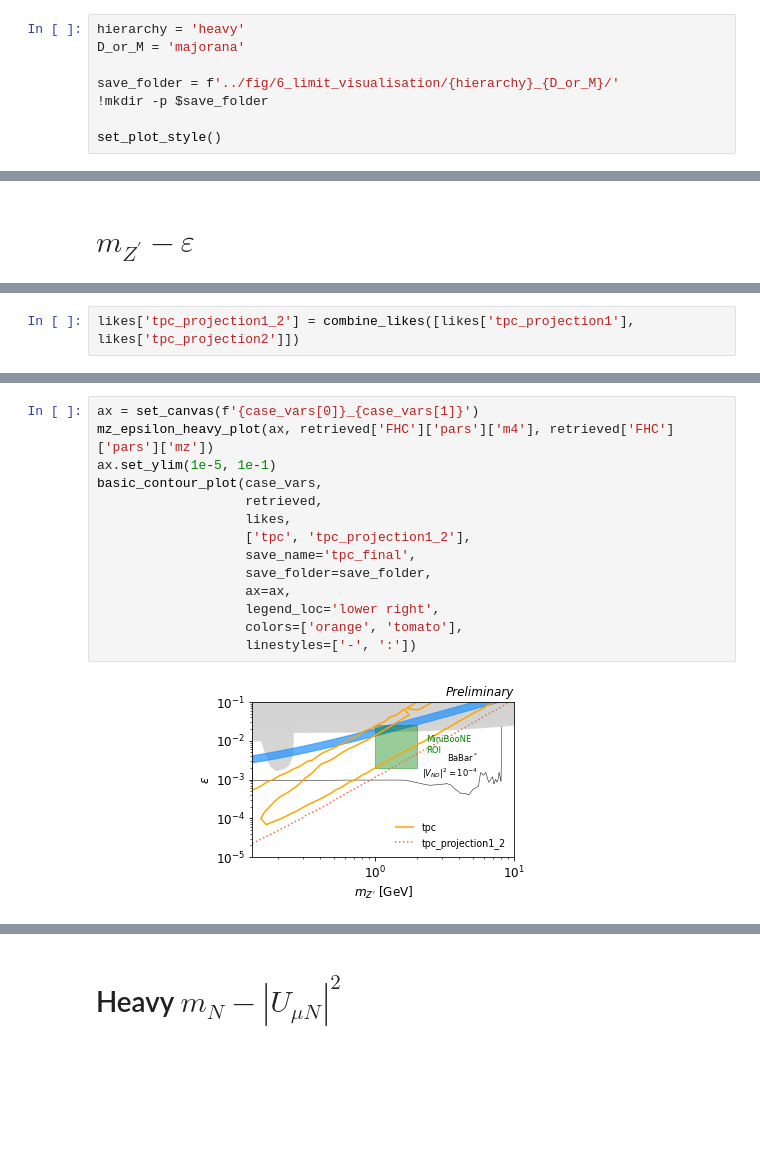
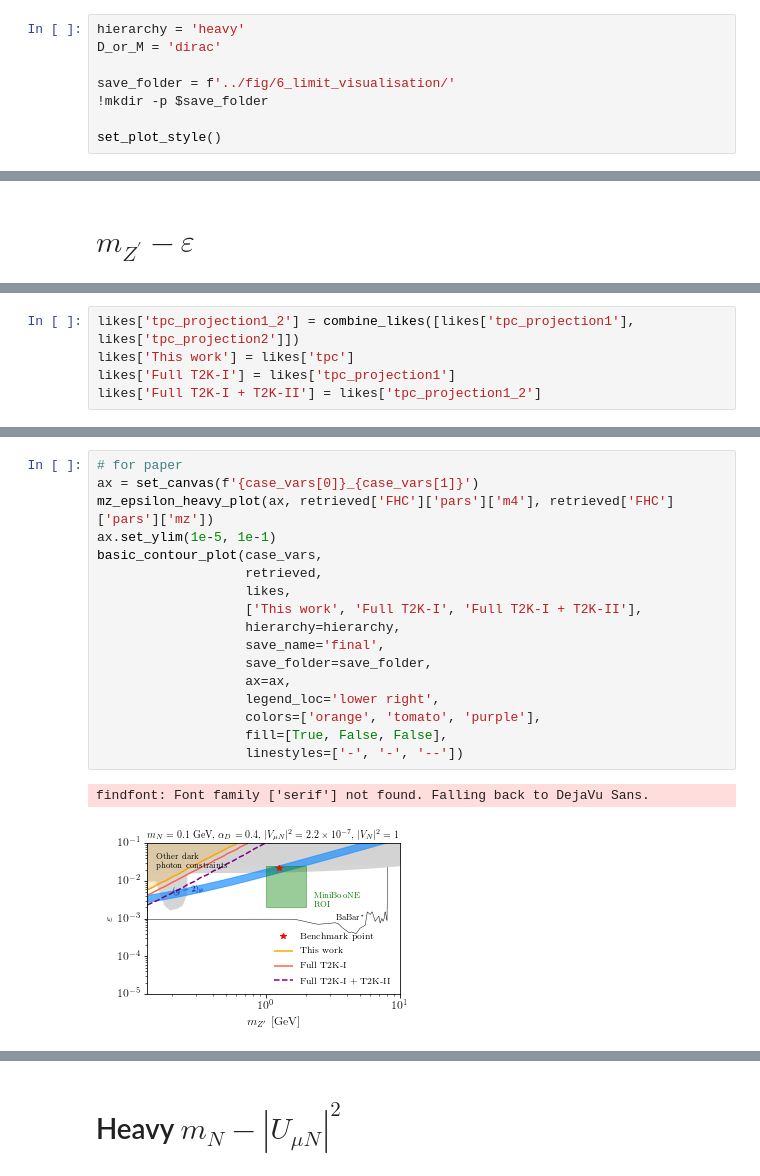
Before and after one commit to mhostert/dark-neutrinos-at-T2K, a Jupyter notebook: exp_analysis/6_heavy_nonminimal_exclusion.ipynb, the cells around one changed output, grey strips where cells are left out. Cells and saved outputs as stored; diff of their text form; blank space fills up the shorter version.

```diff
--- a/exp_analysis/6_heavy_nonminimal_exclusion.ipynb
+++ b/exp_analysis/6_heavy_nonminimal_exclusion.ipynb
@@ -24,9 +23,9 @@ from dark_nus_utils import retrieve_full_analysis
 from likelihood_contours_plot import *
 # %%
 hierarchy = 'heavy'
-D_or_M = 'majorana'
+D_or_M = 'dirac'
 
-save_folder = f'../fig/6_limit_visualisation/{hierarchy}_{D_or_M}/'
+save_folder = f'../fig/6_limit_visualisation/'
 !mkdir -p $save_folder
 
 set_plot_style()
@@ -69,5 +79,8 @@ likes, mus, sigma2s = compute_likes(retrieved,
 # %%
 likes['tpc_projection1_2'] = combine_likes([likes['tpc_projection1'], likes['tpc_projection2']])
+likes['This work'] = likes['tpc']
+likes['Full T2K-I'] = likes['tpc_projection1']
+likes['Full T2K-I + T2K-II'] = likes['tpc_projection1_2']
 # %%
 basic_contour_plot(case_vars,
                    retrieved,
@@ -97,16 +119,20 @@ basic_contour_plot(case_vars,
 # %%
+# for paper
 ax = set_canvas(f'{case_vars[0]}_{case_vars[1]}')
 mz_epsilon_heavy_plot(ax, retrieved['FHC']['pars']['m4'], retrieved['FHC']['pars']['mz'])
 ax.set_ylim(1e-5, 1e-1)
 basic_contour_plot(case_vars,
                    retrieved,
                    likes,
-                   ['tpc', 'tpc_projection1_2'],
-                   save_name='tpc_final',
+                   ['This work', 'Full T2K-I', 'Full T2K-I + T2K-II'],
+                   hierarchy=hierarchy,
+                   save_name='final',
                    save_folder=save_folder,
                    ax=ax,
                    legend_loc='lower right',
-                   colors=['orange', 'tomato'],
-                   linestyles=['-', ':'])
+                   colors=['orange', 'tomato', 'purple'],
+                   fill=[True, False, False],
+                   linestyles=['-', '-', '--'])
 # %% [output]
+findfont: Font family ['serif'] not found. Falling back to DejaVu Sans.
-[figure, old version]
+[figure, new version]
```
Also changed, not shown: parts of 13 cells of this notebook, 21 other files.
